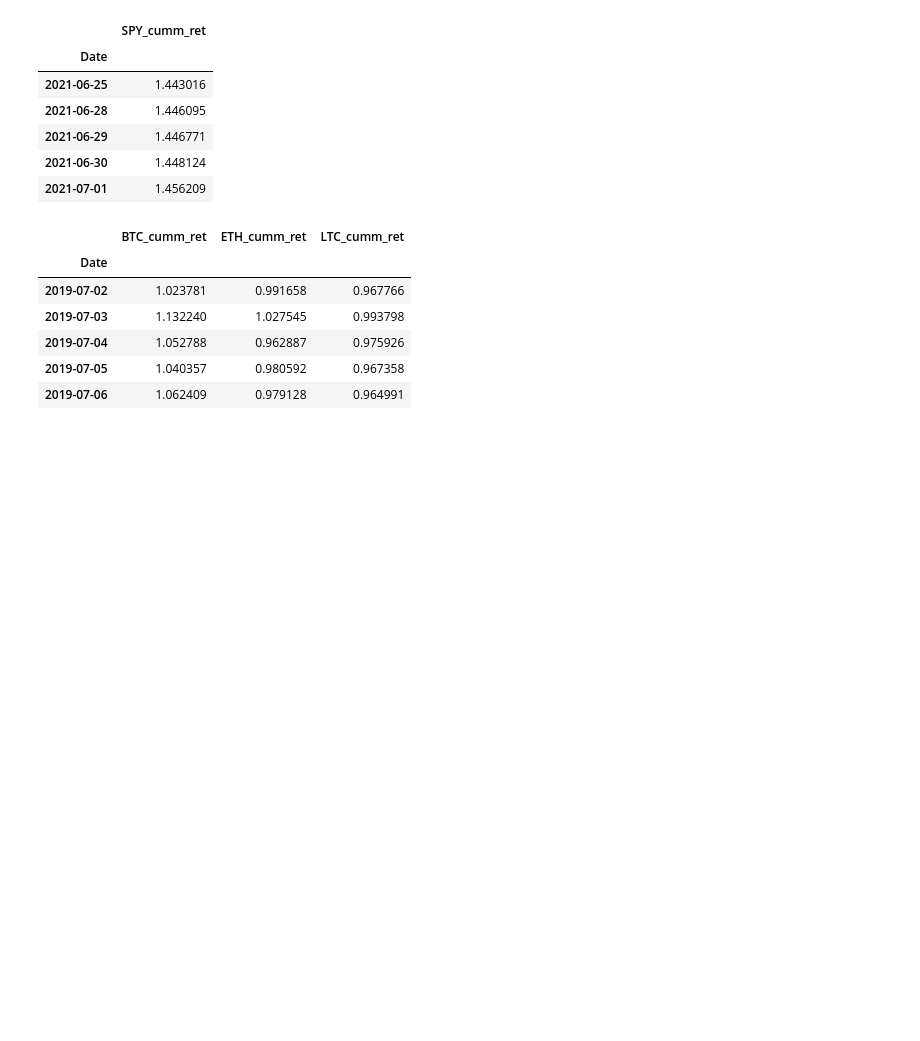
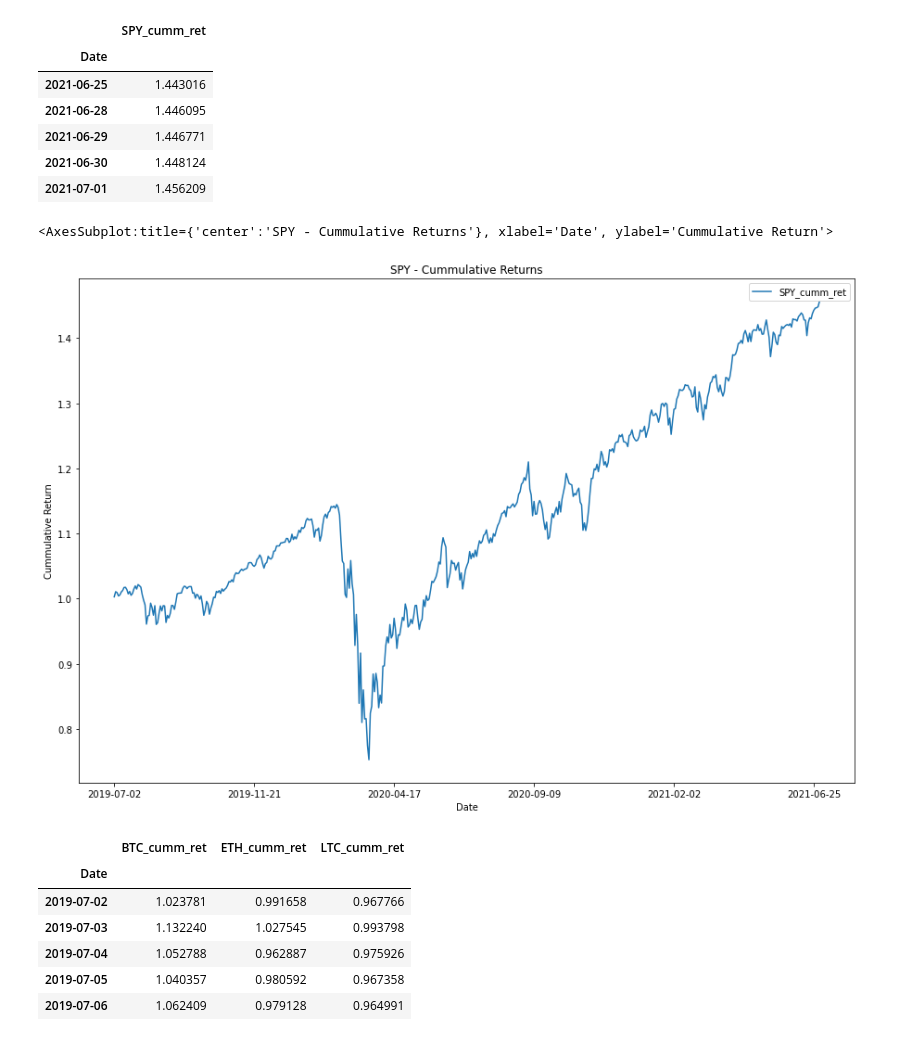
Before and after one commit to jpweldon/Cryptocurrency_Stock_Correlation, a Jupyter notebook: Data_Analysis/data_analysis.ipynb, the cells around one changed output. Cells and saved outputs as stored; diff of their text form; code cells hidden in the pictures; blank space fills up the shorter version.

Commit message:
Updated charts

```diff
--- a/Data_Analysis/data_analysis.ipynb
+++ b/Data_Analysis/data_analysis.ipynb
@@ -251,6 +246,15 @@ spy_cummulative_return.tail()
 | 2021-06-29 | 1.446771 |
 | 2021-06-30 | 1.448124 |
 | 2021-07-01 | 1.456209 |
+# %%
+spy_cummulative_return.plot(
+    figsize = (15,10),
+    title = 'SPY - Cummulative Returns',
+    ylabel='Cummulative Return'
+)
+# %% [output]
+<AxesSubplot:title={'center':'SPY - Cummulative Returns'}, xlabel='Date', ylabel='Cummulative Return'>
+[figure, added]
 # %%
 crypto_cummulative_returns = (1 + crypto_historic_daily_returns).cumprod()
 columns = ['BTC_cumm_ret','ETH_cumm_ret','LTC_cumm_ret']
```
Also changed, not shown: parts of 5 cells of this notebook, 3 other files.
